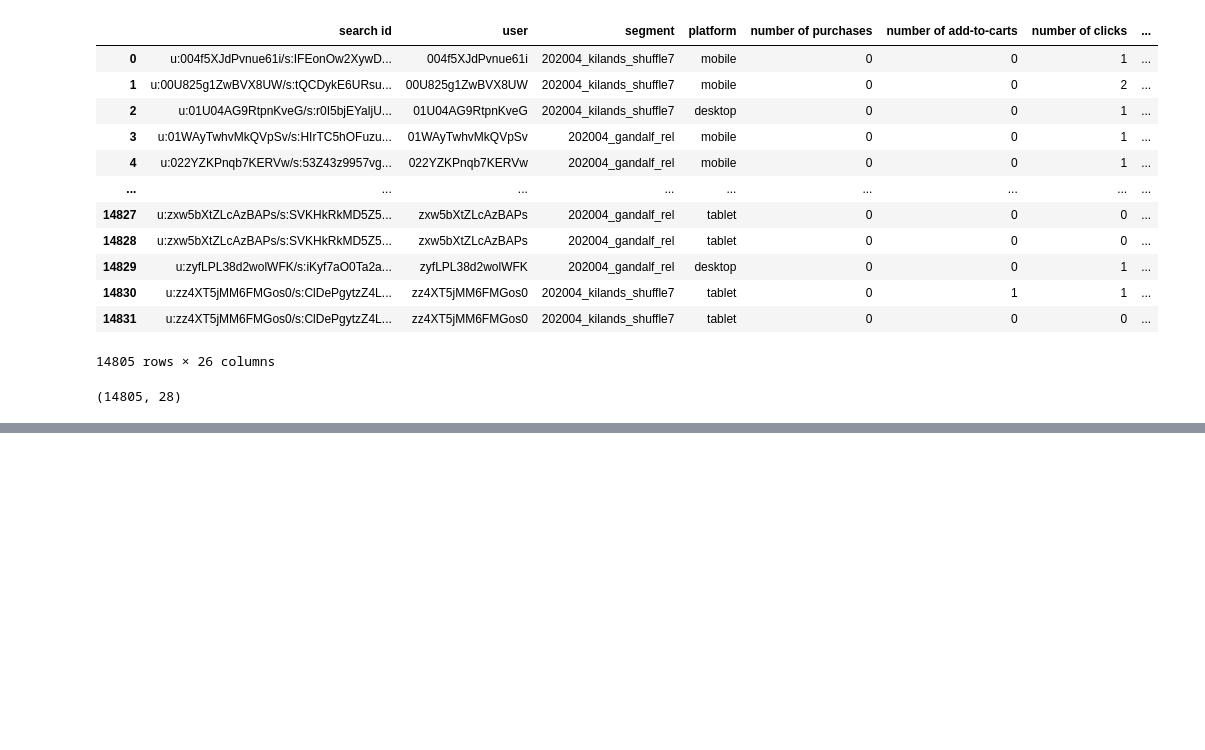
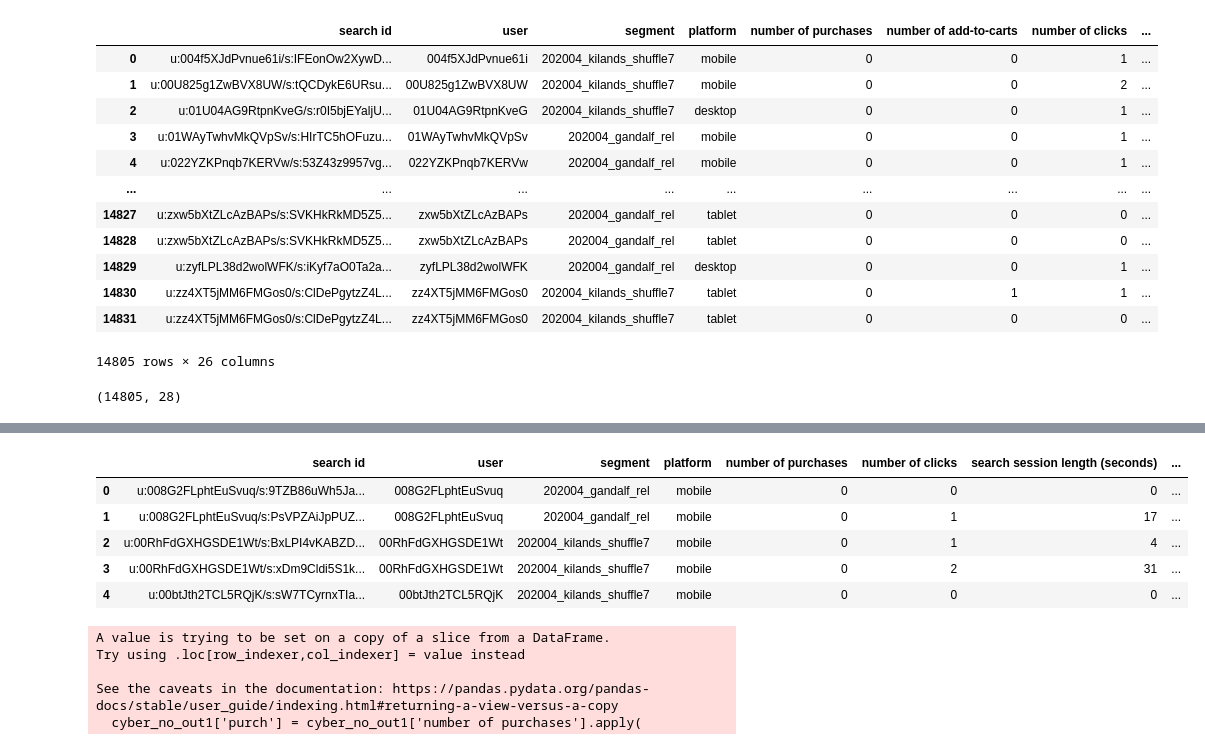
Before and after one commit to ucsd-psych201a/nobel2024, a Jupyter notebook: CSS_204_Reproducibility_Project.ipynb, the cells around one changed output, grey strips where cells are left out. Drawn from its saved outputs; the diff is of its cells as text; code cells hidden in the pictures; blank space fills up the shorter version.

```diff
--- a/CSS_204_Reproducibility_Project.ipynb
+++ b/CSS_204_Reproducibility_Project.ipynb
@@ -285,0 +513,16 @@ For this project progress check, I am 99% finished cleaning one out of two datas
+# %%
+### Removing Outliers ###
+
+# Define bounds for exclusion: search session length
+upper_bound_length_cyber = cyberfoto_df['search session length (seconds)'].mean() + \
+                             2.5 * cyberfoto_df['search session length (seconds)'].std()
+print(upper_bound_length_cyber)
+
+# Count the number of observations with search session length exceeding the upper bound
+num_outliers_search = len(cyberfoto_df[cyberfoto_df['search session length (seconds)'] > upper_bound_length_cyber])
+print(num_outliers_search)
+
+# Creating new dataset with search session outliers removed
+cyber_no_out = cyberfoto_df[cyberfoto_df['search session length (seconds)'] <= upper_bound_length_cyber]
+
+## Same bounds for exclusion and number of outliers in Python and R code
@@ -285,0 +547,16 @@ For this project progress check, I am 99% finished cleaning one out of two datas
+# %%
+# Recode High Attractiveness (HA) and Low Attractiveness (LA)
+cyber_no_out1.loc[cyber_no_out1['segment'] == "202004_gandalf_rel", 'segment'] = "HA"
+cyber_no_out1.loc[cyber_no_out1['segment'] == "202004_kilands_shuffle7", 'segment'] = "LA"
+
+# Keep only certain cols: search ID (1), user (2), segment (4), platform (7), 15, 10, 11, 12, 13,
+##, 14, 17, 20, 21, 22, 23, 25, 26, 18
+columns_to_keep = [
+    cyber_no_out.columns[i - 1] for i in
+    [1, 2, 4, 7, 15, 11, 17, 12, 13, 14, 20, 21, 23, 22, 18]
+]
+cyber_no_out1 = cyber_no_out[columns_to_keep]
+# %%
+# Recode attention_click
+cyber_no_out1['attention_click'] = cyber_no_out1['first click rank'].apply(
+    lambda x: "Top" if x <= 6 else ("Bottom" if x > 6 else x))
@@ -285,0 +569,4 @@ For this project progress check, I am 99% finished cleaning one out of two datas
+# %%
+# Recode attention_purchase
+cyber_no_out1['attention_purchase'] = cyber_no_out1['first purchase rank'].apply(
+    lambda x: "Top" if x <= 6 else ("Bottom" if x > 6 else x))
@@ -285,0 +579,9 @@ For this project progress check, I am 99% finished cleaning one out of two datas
+# %%
+cyber_no_out1.head()
+# %% [output]
+|  | search id | user | segment | platform | number of purchases | number of clicks | search session length (seconds) | ... |
+| 0 | u:008G2FLphtEuSvuq/s:9TZB86uWh5Ja... | 008G2FLphtEuSvuq | 202004_gandalf_rel | mobile | 0 | 0 | 0 | ... |
+| 1 | u:008G2FLphtEuSvuq/s:PsVPZAiJpPUZ... | 008G2FLphtEuSvuq | 202004_gandalf_rel | mobile | 0 | 1 | 17 | ... |
+| 2 | u:00RhFdGXHGSDE1Wt/s:BxLPI4vKABZD... | 00RhFdGXHGSDE1Wt | 202004_kilands_shuffle7 | mobile | 0 | 1 | 4 | ... |
+| 3 | u:00RhFdGXHGSDE1Wt/s:xDm9Cldi5S1k... | 00RhFdGXHGSDE1Wt | 202004_kilands_shuffle7 | mobile | 0 | 2 | 31 | ... |
+| 4 | u:00btJth2TCL5RQjK/s:sW7TCyrnxTIa... | 00btJth2TCL5RQjK | 202004_kilands_shuffle7 | mobile | 0 | 0 | 0 | ... |
@@ -285,0 +609,11 @@ For this project progress check, I am 99% finished cleaning one out of two datas
+# %%
+# Create dummy binary variables purch that captures whether an add-to-cart/purchase has happened
+cyber_no_out1['purch'] = cyber_no_out1['number of purchases'].apply(
+    lambda x: 1 if x > 0 else 0
+)
+# %% [output]
+A value is trying to be set on a copy of a slice from a DataFrame.
+Try using .loc[row_indexer,col_indexer] = value instead
+
+See the caveats in the documentation: https://pandas.pydata.org/pandas-docs/stable/user_guide/indexing.html#returning-a-view-versus-a-copy
+  cyber_no_out1['purch'] = cyber_no_out1['number of purchases'].apply(
```
Also changed, not shown: parts of 35 cells of this notebook.
